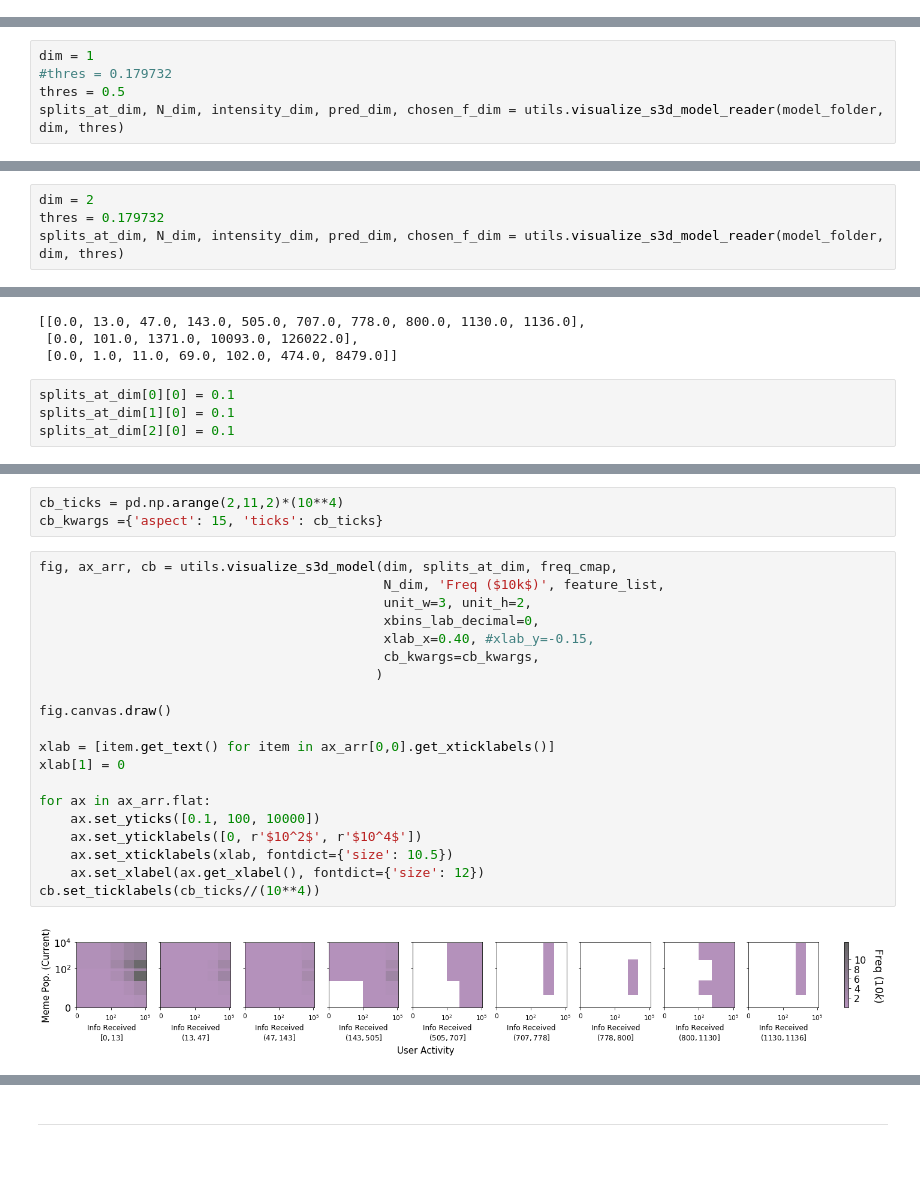
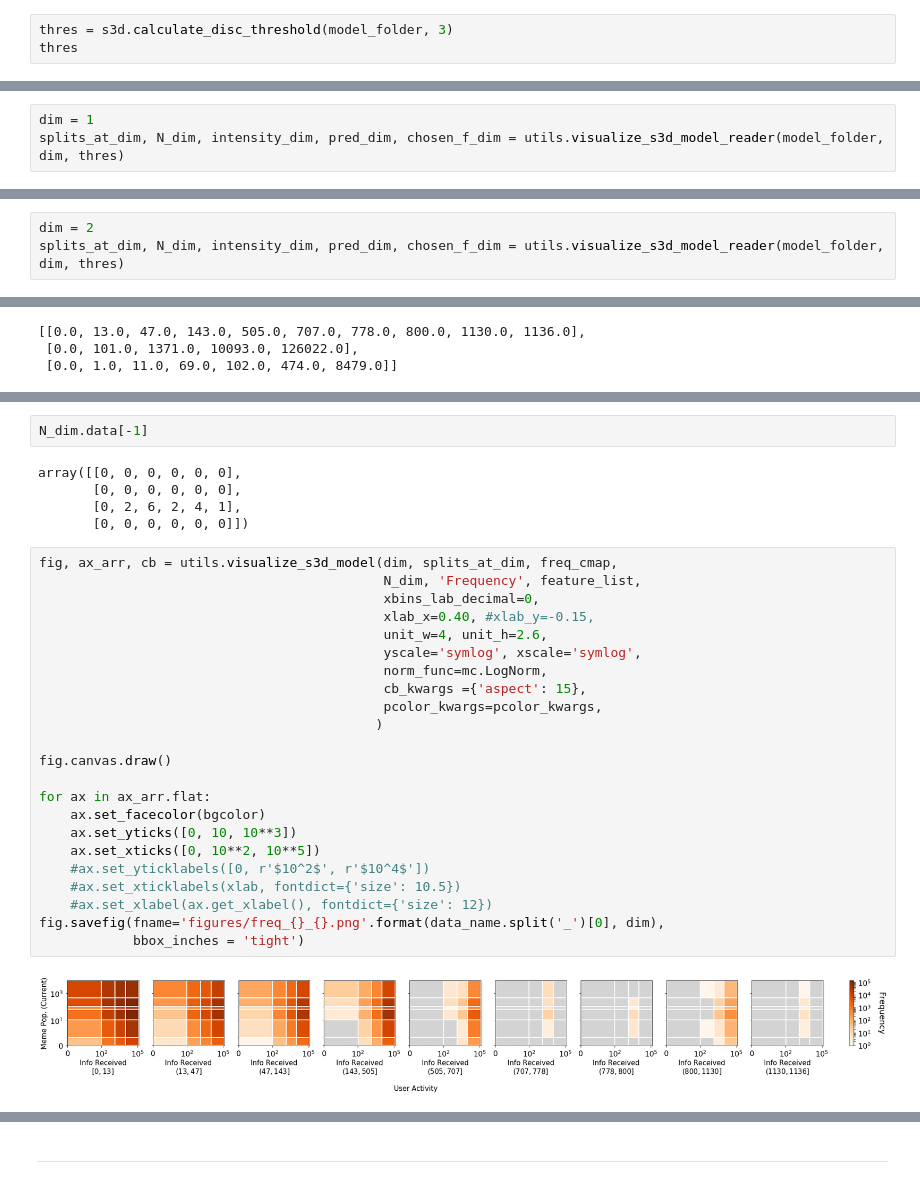
Before and after one commit to peterfennell/S3D, a Jupyter notebook: replicate/3-visualize-models.ipynb, the cells around one changed output, grey strips where cells are left out. Drawn from its saved outputs; the diff is of its cells as text; blank space fills up the shorter version.

```diff
--- a/replicate/3-visualize-models.ipynb
+++ b/replicate/3-visualize-models.ipynb
@@ -394,2 +520,5 @@ _ = ax.set_ylim([ymin*1.03, ymax*1.03])
 # %% [markdown]
 ##### distribution
+# %%
+thres = s3d.calculate_disc_threshold(model_folder, 3)
+thres
@@ -397,8 +533,6 @@ _ = ax.set_ylim([ymin*1.03, ymax*1.03])
 ###### 1d
 # %%
 dim = 1
-#thres = 0.179732
-thres = 0.5
 splits_at_dim, N_dim, intensity_dim, pred_dim, chosen_f_dim = utils.visualize_s3d_model_reader(model_folder, dim, thres)
 # %%
 fig, ax = utils.visualize_s3d_model_1d(splits_at_dim, N_dim,
@@ -428,7 +602,6 @@ fig, ax = utils.visualize_s3d_model_1d(splits_at_dim, intensity_dim,
 ###### 2d
 # %%
 dim = 2
-thres = 0.179732
 splits_at_dim, N_dim, intensity_dim, pred_dim, chosen_f_dim = utils.visualize_s3d_model_reader(model_folder, dim, thres)
 # %%
 splits_at_dim
@@ -546,10 +684,6 @@ splits_at_dim
 [[0.0, 13.0, 47.0, 143.0, 505.0, 707.0, 778.0, 800.0, 1130.0, 1136.0],
  [0.0, 101.0, 1371.0, 10093.0, 126022.0],
  [0.0, 1.0, 11.0, 69.0, 102.0, 474.0, 8479.0]]
-# %%
-splits_at_dim[0][0] = 0.1
-splits_at_dim[1][0] = 0.1
-splits_at_dim[2][0] = 0.1
 # %%
 splits_at_dim
 # %% [output]
@@ -559,25 +693,32 @@ splits_at_dim
-# %%
-cb_ticks = pd.np.arange(2,11,2)*(10**4)
-cb_kwargs ={'aspect': 15, 'ticks': cb_ticks}
+# %%
+N_dim.data[-1]
+# %% [output]
+array([[0, 0, 0, 0, 0, 0],
+       [0, 0, 0, 0, 0, 0],
+       [0, 2, 6, 2, 4, 1],
+       [0, 0, 0, 0, 0, 0]])
 # %%
 fig, ax_arr, cb = utils.visualize_s3d_model(dim, splits_at_dim, freq_cmap,
-                                            N_dim, 'Freq ($10k$)', feature_list,
-                                            unit_w=3, unit_h=2,
+                                            N_dim, 'Frequency', feature_list,
                                             xbins_lab_decimal=0,
                                             xlab_x=0.40, #xlab_y=-0.15,
-                                            cb_kwargs=cb_kwargs,
+                                            unit_w=4, unit_h=2.6,
+                                            yscale='symlog', xscale='symlog',
+                                            norm_func=mc.LogNorm,
+                                            cb_kwargs ={'aspect': 15},
+                                            pcolor_kwargs=pcolor_kwargs,
                                            )
 
 fig.canvas.draw()
 
-xlab = [item.get_text() for item in ax_arr[0,0].get_xticklabels()]
-xlab[1] = 0
-
 for ax in ax_arr.flat:
-    ax.set_yticks([0.1, 100, 10000])
-    ax.set_yticklabels([0, r'$10^2$', r'$10^4$'])
-    ax.set_xticklabels(xlab, fontdict={'size': 10.5})
-    ax.set_xlabel(ax.get_xlabel(), fontdict={'size': 12})
-cb.set_ticklabels(cb_ticks//(10**4))
+    ax.set_facecolor(bgcolor)
+    ax.set_yticks([0, 10, 10**3])
+    ax.set_xticks([0, 10**2, 10**5])
+    #ax.set_yticklabels([0, r'$10^2$', r'$10^4$'])
+    #ax.set_xticklabels(xlab, fontdict={'size': 10.5})
+    #ax.set_xlabel(ax.get_xlabel(), fontdict={'size': 12})
+fig.savefig(fname='figures/freq_{}_{}.png'.format(data_name.split('_')[0], dim),
+            bbox_inches = 'tight')
 # %% [output]
-[figure, old version]
+[figure, new version]
```
Also changed, not shown: parts of 58 cells of this notebook, 25 other files.
